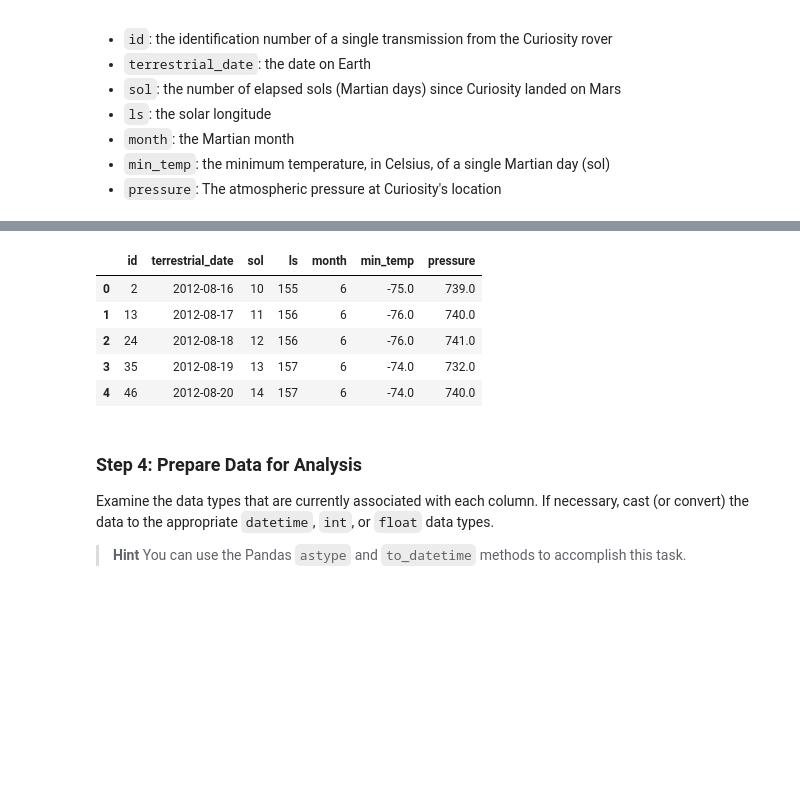
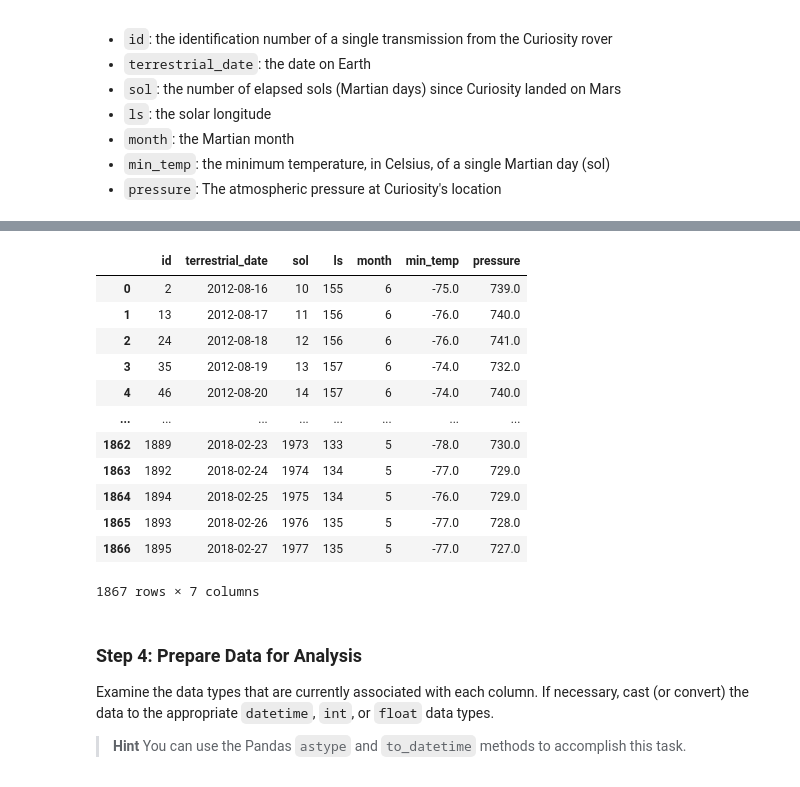
Before and after one commit to Elicitplays/Webscraping-HW, a Jupyter notebook: Starter_Code/part_2_mars_weather.ipynb, the cells around one changed output, grey strips where cells are left out. Saved outputs shown, nothing was run; the diff lists cells and outputs as text; code cells hidden in the pictures; blank space fills up the shorter version.

```diff
--- a/Starter_Code/part_2_mars_weather.ipynb
+++ b/Starter_Code/part_2_mars_weather.ipynb
@@ -54,0 +34,9 @@ main_table
+# %%
+# Extract all rows of data
+rows =soup.find_all('tr', class_='data-row')
+list_of_rows = []
+for i in rows:
+    td = i.find_all("td")
+    row = [col.text for col in td]
+    list_of_rows.append(row)
+list_of_rows
@@ -68,6 +74,11 @@ Assemble the scraped data into a Pandas DataFrame. The columns should have the s
 # Create an empty list
 mars_table= []
 # Loop through the scraped data to create a list of rows
-rows = main_table.find_all('tr')
-first_row = True
-rows
+for x in rows:
+    rows = x.find_all('td')
+    list_rows = []
+    for row in rows:
+        # x = row.find('td').text
+        x = row.text
+        list_rows.append(x)
+    mars_table.append(list_rows)
@@ -102,14 +105,24 @@ AttributeError: 'NoneType' object has no attribute 'text'
 # %%
-# Create a Pandas DataFrame by using the list of rows and a list of the column names
+# Create a Pandas DataFrame by using the list of rows and a list of the column namesrows
+mars_data = pd.DataFrame(mars_table)
+mars_data = mars_data.rename(columns={0: "id", 1: "terrestrial_date",2:"sol",3:"ls",4:"month",5:'min_temp',6:'pressure'})
 # %%
 # Confirm DataFrame was created successfully
+mars_data
 # %% [output]
 |  | id | terrestrial_date | sol | ls | month | min_temp | pressure |
 | 0 | 2 | 2012-08-16 | 10 | 155 | 6 | -75.0 | 739.0 |
 | 1 | 13 | 2012-08-17 | 11 | 156 | 6 | -76.0 | 740.0 |
 | 2 | 24 | 2012-08-18 | 12 | 156 | 6 | -76.0 | 741.0 |
 | 3 | 35 | 2012-08-19 | 13 | 157 | 6 | -74.0 | 732.0 |
 | 4 | 46 | 2012-08-20 | 14 | 157 | 6 | -74.0 | 740.0 |
+| ... | ... | ... | ... | ... | ... | ... | ... |
+| 1862 | 1889 | 2018-02-23 | 1973 | 133 | 5 | -78.0 | 730.0 |
+| 1863 | 1892 | 2018-02-24 | 1974 | 134 | 5 | -77.0 | 729.0 |
+| 1864 | 1894 | 2018-02-25 | 1975 | 134 | 5 | -76.0 | 729.0 |
+| 1865 | 1893 | 2018-02-26 | 1976 | 135 | 5 | -77.0 | 728.0 |
+| 1866 | 1895 | 2018-02-27 | 1977 | 135 | 5 | -77.0 | 727.0 |
+1867 rows × 7 columns
 # %% [markdown]
 ### Step 4: Prepare Data for Analysis
 
```
Also changed, not shown: parts of 21 cells of this notebook, 1 other file.
